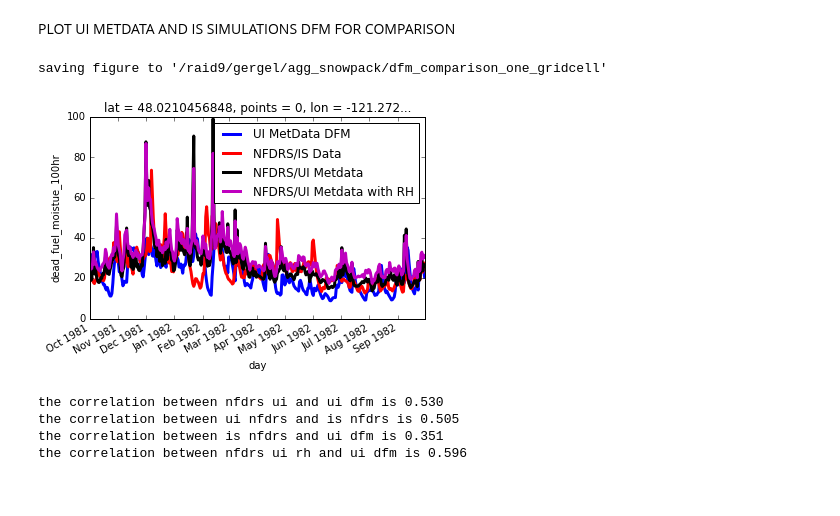
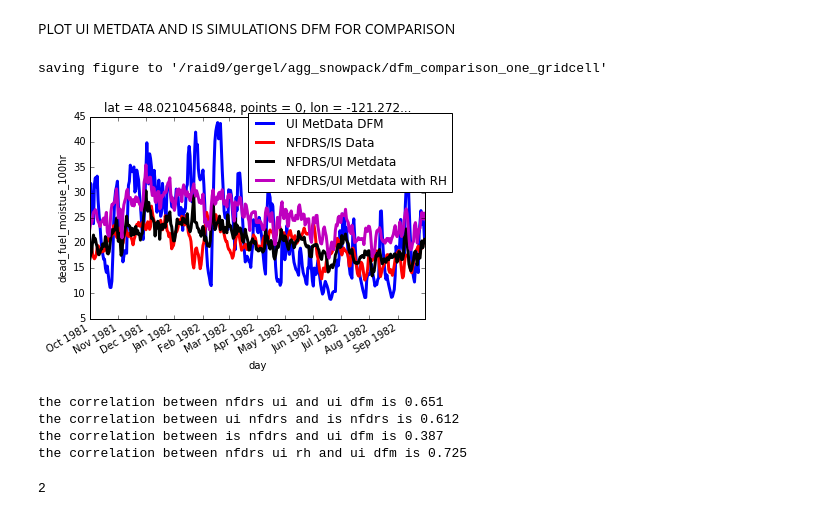
Before and after one commit to XUEYANZHANG9/IS_snowfire, a Jupyter notebook: calc_dfm_gridcell.ipynb, the cells around one changed output. Drawn from its saved outputs; the diff is of its cells as text; code cells hidden in the pictures.

Commit message:
changed climate classification to compare correlations

```diff
--- a/calc_dfm_gridcell.ipynb
+++ b/calc_dfm_gridcell.ipynb
@@ -43,7 +43,7 @@ def estimate_emc_rh(RH,T):
 
 def nfdrs_climate_class(lon):
     ## use eastern boundary of the Cascades to delineate (this might need refinement)
-    if lon > -120.5:
+    if lon > -122.5:
         climate_class = 2
         wetrat = 0.25
     else:
@@ -481,35 +481,35 @@ ui_end = dt.datetime(1982,12,31)
 arr_ui = [ui_start + dt.timedelta(days=i) for i in range(0, (ui_end-ui_start).days)]
 dates_ui = np.asarray(arr_ui)
 
 lon_ind = np.argmin(np.abs(ds.lon - lon))
 lat_ind = np.argmin(np.abs(ds.lat - lat))
 
 lw = 3.0
 
 dfm = ds_full.isel_points(lon=[lon_ind],lat=[lat_ind])
 dfm_sel = dfm.sel(day=slice('1981-10-01', '1982-9-30'))
 dfm_sel['dead_fuel_moistue_100hr'].plot(label='UI MetData DFM',linewidth=lw)
 
 plt.plot(date_range,np.asarray(arr_mc100)[(arr_datess >= tp_start) * (arr_datess < tp_end)],color='r',
          label='NFDRS/IS Data',linewidth=lw)
 
 plt.plot(date_range,np.asarray(arr_mc100_ui)[(dates_ui >= tp_start) * (dates_ui < tp_end)],color='k',
          label='NFDRS/UI Metdata',linewidth=lw)
 
 plt.plot(date_range,np.asarray(arr_mc100_ui_rh)[(dates_ui >= tp_start) * (dates_ui < tp_end)],color='m',
          label='NFDRS/UI Metdata with RH',linewidth=lw)
 
-plt.legend(loc='upper right')
+plt.legend(loc='upper right',bbox_to_anchor=(1.1, 1.05))
 
 ## save plot
 direc = '/raid9/gergel/agg_snowpack/'
 plotname = 'dfm_comparison_one_gridcell'
 savepath = os.path.join(direc, plotname)
 print ("saving figure to '%s'" % savepath)
 plt.savefig(savepath)
 # %% [output]
 saving figure to '/raid9/gergel/agg_snowpack/dfm_comparison_one_gridcell'
-[figure, old version]
+[figure, new version]
 # %%
 nfdrs_ui = np.asarray(arr_mc100_ui)[(dates_ui >= tp_start) * (dates_ui < tp_end)]
 dfm_ui = dfm_sel['dead_fuel_moistue_100hr']
@@ -520,7 +520,11 @@ print('the correlation between ui nfdrs and is nfdrs is %.3f' %np.corrcoef(nfdrs
 print('the correlation between is nfdrs and ui dfm is %.3f' %np.corrcoef(nfdrs_is,dfm_ui)[0,1])
 print('the correlation between nfdrs ui rh and ui dfm is %.3f' %np.corrcoef(nfdrs_ui_rh,dfm_ui)[0,1])
 # %% [output]
-the correlation between nfdrs ui and ui dfm is 0.530
-the correlation between ui nfdrs and is nfdrs is 0.505
-the correlation between is nfdrs and ui dfm is 0.351
-the correlation between nfdrs ui rh and ui dfm is 0.596
+the correlation between nfdrs ui and ui dfm is 0.651
+the correlation between ui nfdrs and is nfdrs is 0.612
+the correlation between is nfdrs and ui dfm is 0.387
+the correlation between nfdrs ui rh and ui dfm is 0.725
+# %%
+climat
+# %% [output]
+2
```
Also changed, not shown: parts of 2 cells of this notebook.
